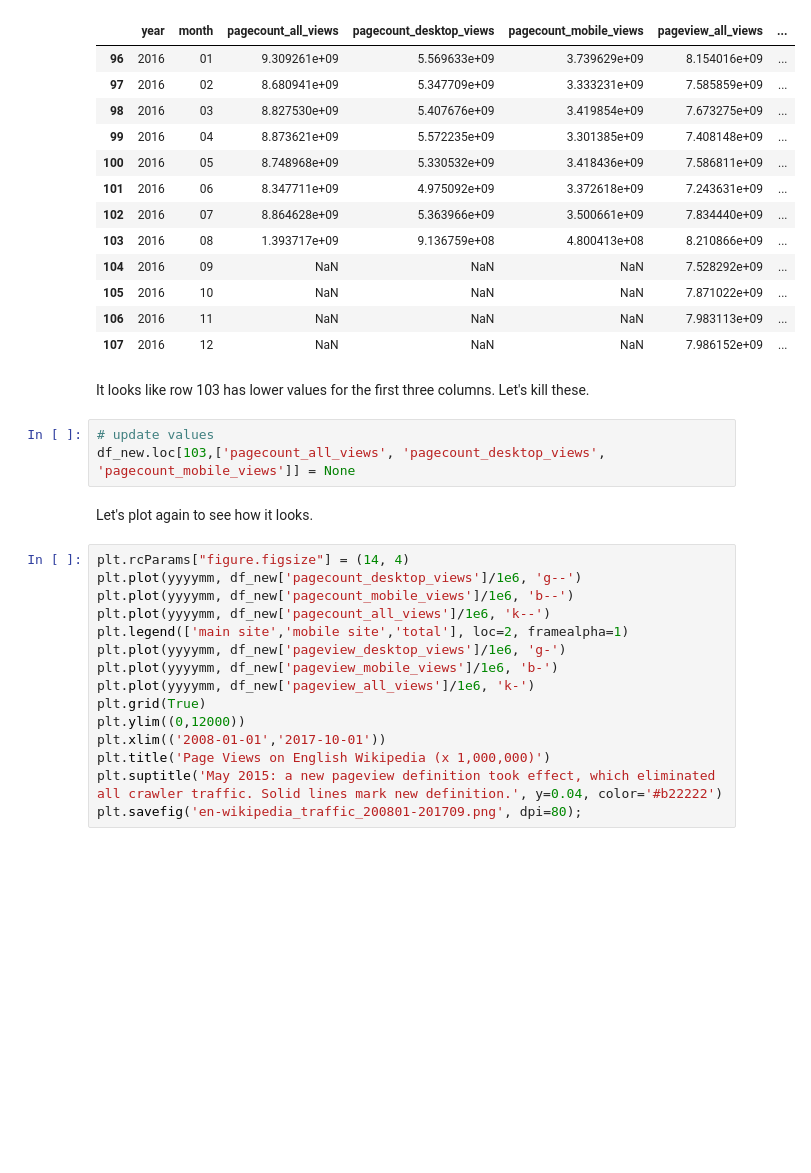
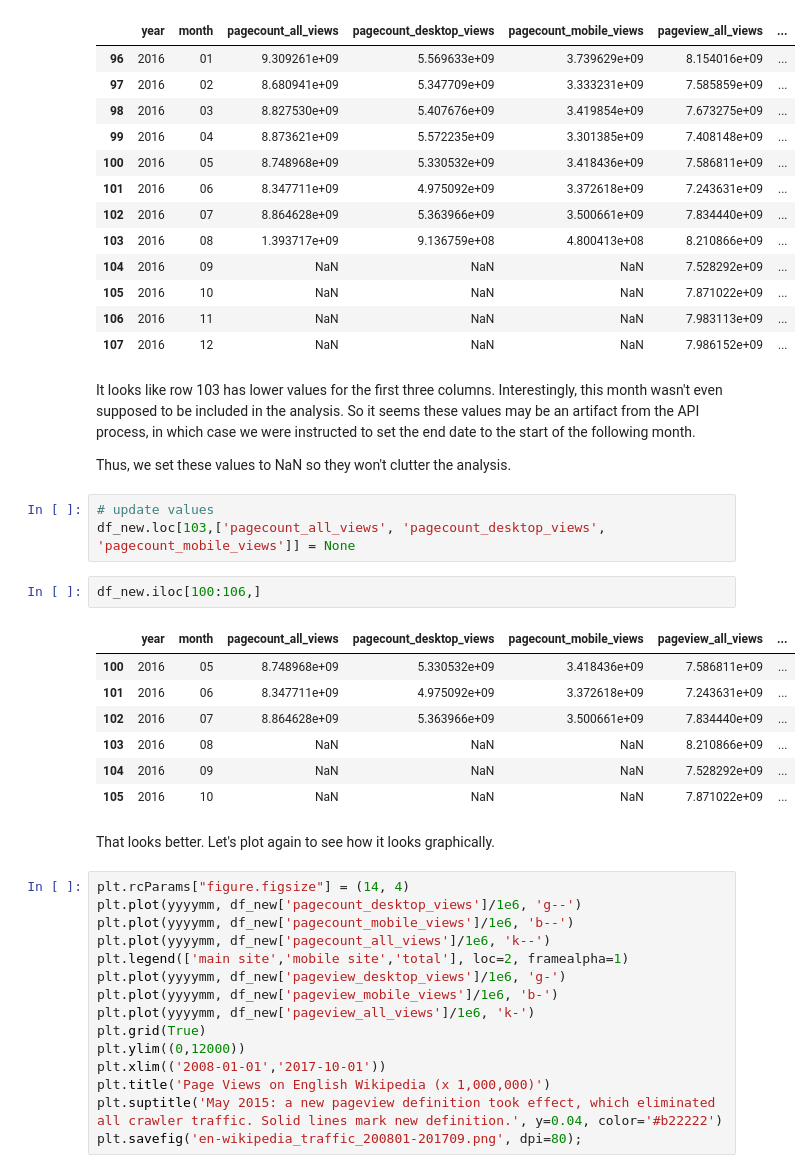
Before and after one commit to rexthompson/data-512-a1, a Jupyter notebook: hcds-a1-data-curation.ipynb, the cells around one changed output. Drawn from its saved outputs; the diff is of its cells as text; blank space fills up the shorter version.

```diff
--- a/hcds-a1-data-curation.ipynb
+++ b/hcds-a1-data-curation.ipynb
@@ -204,13 +251,25 @@ df_new.loc[(pd.DatetimeIndex(yyyymm).year == 2016)]
 | 105 | 2016 | 10 | NaN | NaN | NaN | 7.871022e+09 | ... |
 | 106 | 2016 | 11 | NaN | NaN | NaN | 7.983113e+09 | ... |
 | 107 | 2016 | 12 | NaN | NaN | NaN | 7.986152e+09 | ... |
-# %% [markdown]
-It looks like row 103 has lower values for the first three columns. Let's kill these.
+# %% [markdown]
+It looks like row 103 has lower values for the first three columns. Interestingly, this month wasn't even supposed to be included in the analysis. So it seems these values may be an artifact from the API process, in which case we were instructed to set the end date to the start of the following month.
+
+Thus, we set these values to NaN so they won't clutter the analysis.
 # %%
 # update values
 df_new.loc[103,['pagecount_all_views', 'pagecount_desktop_views', 'pagecount_mobile_views']] = None
+# %%
+df_new.iloc[100:106,]
+# %% [output]
+|  | year | month | pagecount_all_views | pagecount_desktop_views | pagecount_mobile_views | pageview_all_views | ... |
+| 100 | 2016 | 05 | 8.748968e+09 | 5.330532e+09 | 3.418436e+09 | 7.586811e+09 | ... |
+| 101 | 2016 | 06 | 8.347711e+09 | 4.975092e+09 | 3.372618e+09 | 7.243631e+09 | ... |
+| 102 | 2016 | 07 | 8.864628e+09 | 5.363966e+09 | 3.500661e+09 | 7.834440e+09 | ... |
+| 103 | 2016 | 08 | NaN | NaN | NaN | 8.210866e+09 | ... |
+| 104 | 2016 | 09 | NaN | NaN | NaN | 7.528292e+09 | ... |
+| 105 | 2016 | 10 | NaN | NaN | NaN | 7.871022e+09 | ... |
 # %% [markdown]
-Let's plot again to see how it looks.
+That looks better. Let's plot again to see how it looks graphically.
 # %%
 plt.rcParams["figure.figsize"] = (14, 4)
 plt.plot(yyyymm, df_new['pagecount_desktop_views']/1e6, 'g--')
```
Also changed, not shown: parts of 38 cells of this notebook, 8 other files.
